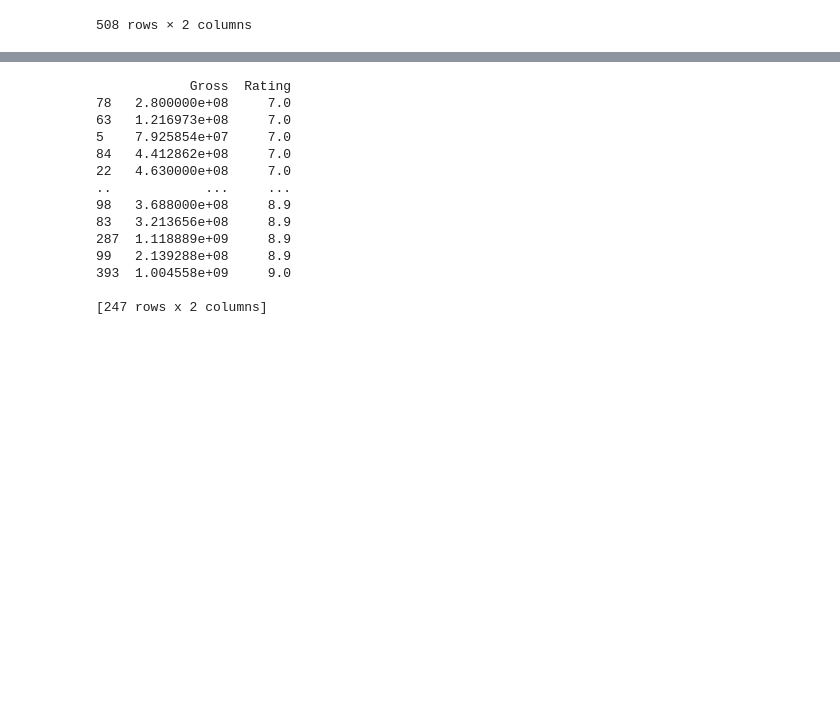
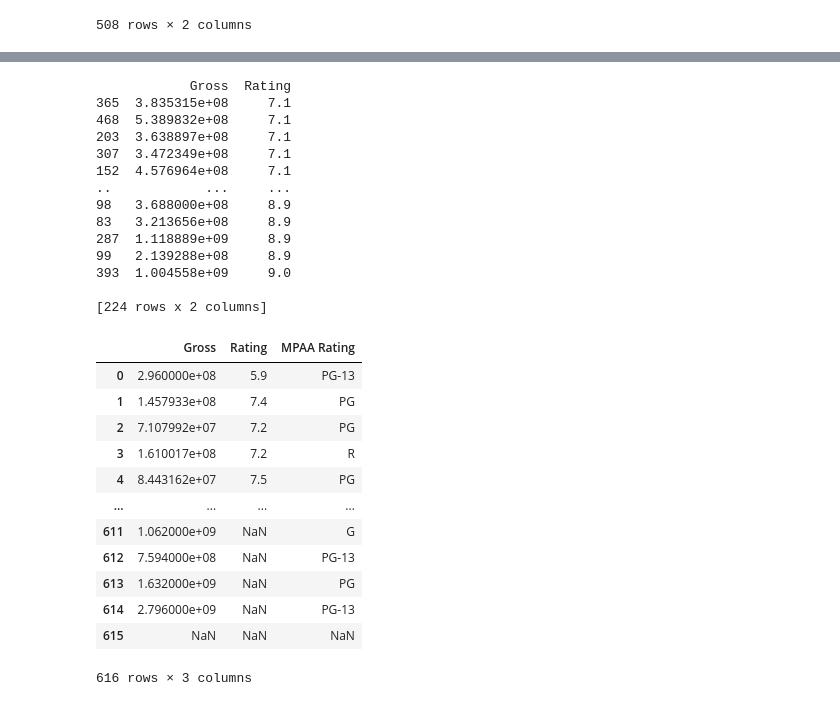
Before and after one commit to MieveO/python-intro, a Jupyter notebook: Panda pounding.ipynb, the cells around one changed output, grey strips where cells are left out. Saved outputs shown, nothing was run; the diff lists cells and outputs as text; code cells hidden in the pictures; blank space fills up the shorter version.

```diff
--- a/Panda pounding.ipynb
+++ b/Panda pounding.ipynb
@@ -192,14 +180,14 @@ dfb.dropna()
 # %%
 t=7
-df1 = dfb[dfb['Rating'] >= t]
+df1 = dfx[dfx["Rating"] > t]
 print (df1)
 # %% [output]
             Gross  Rating
-78   2.800000e+08     7.0
-63   1.216973e+08     7.0
-5    7.925854e+07     7.0
-84   4.412862e+08     7.0
-22   4.630000e+08     7.0
+365  3.835315e+08     7.1
+468  5.389832e+08     7.1
+203  3.638897e+08     7.1
+307  3.472349e+08     7.1
+152  4.576964e+08     7.1
 ..            ...     ...
 98   3.688000e+08     8.9
 83   3.213656e+08     8.9
@@ -207,4 +195,20 @@ print (df1)
 99   2.139288e+08     8.9
 393  1.004558e+09     9.0
 
-[247 rows x 2 columns]
+[224 rows x 2 columns]
+# %%
+df[["Gross","Rating","MPAA Rating"]]
+# %% [output]
+|  | Gross | Rating | MPAA Rating |
+| 0 | 2.960000e+08 | 5.9 | PG-13 |
+| 1 | 1.457933e+08 | 7.4 | PG |
+| 2 | 7.107992e+07 | 7.2 | PG |
+| 3 | 1.610017e+08 | 7.2 | R |
+| 4 | 8.443162e+07 | 7.5 | PG |
+| ... | ... | ... | ... |
+| 611 | 1.062000e+09 | NaN | G |
+| 612 | 7.594000e+08 | NaN | PG-13 |
+| 613 | 1.632000e+09 | NaN | PG |
+| 614 | 2.796000e+09 | NaN | PG-13 |
+| 615 | NaN | NaN | NaN |
+616 rows × 3 columns
```
Also changed, not shown: parts of 6 cells of this notebook.
